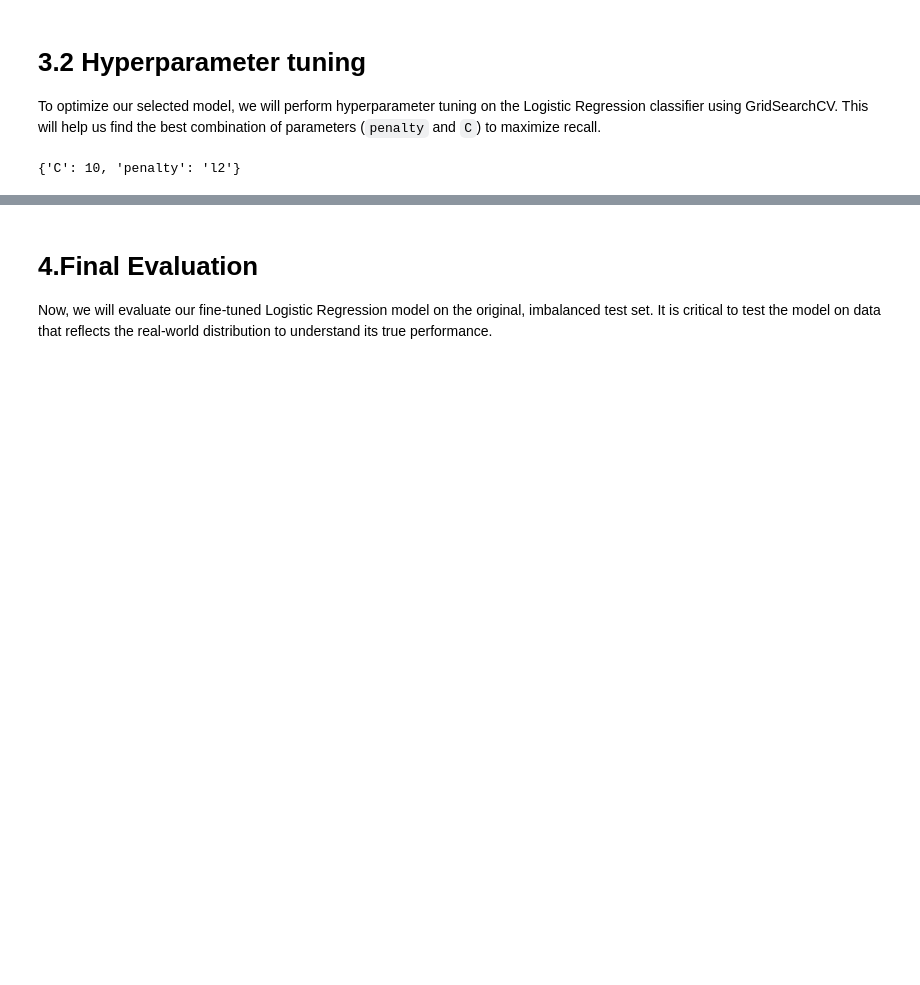
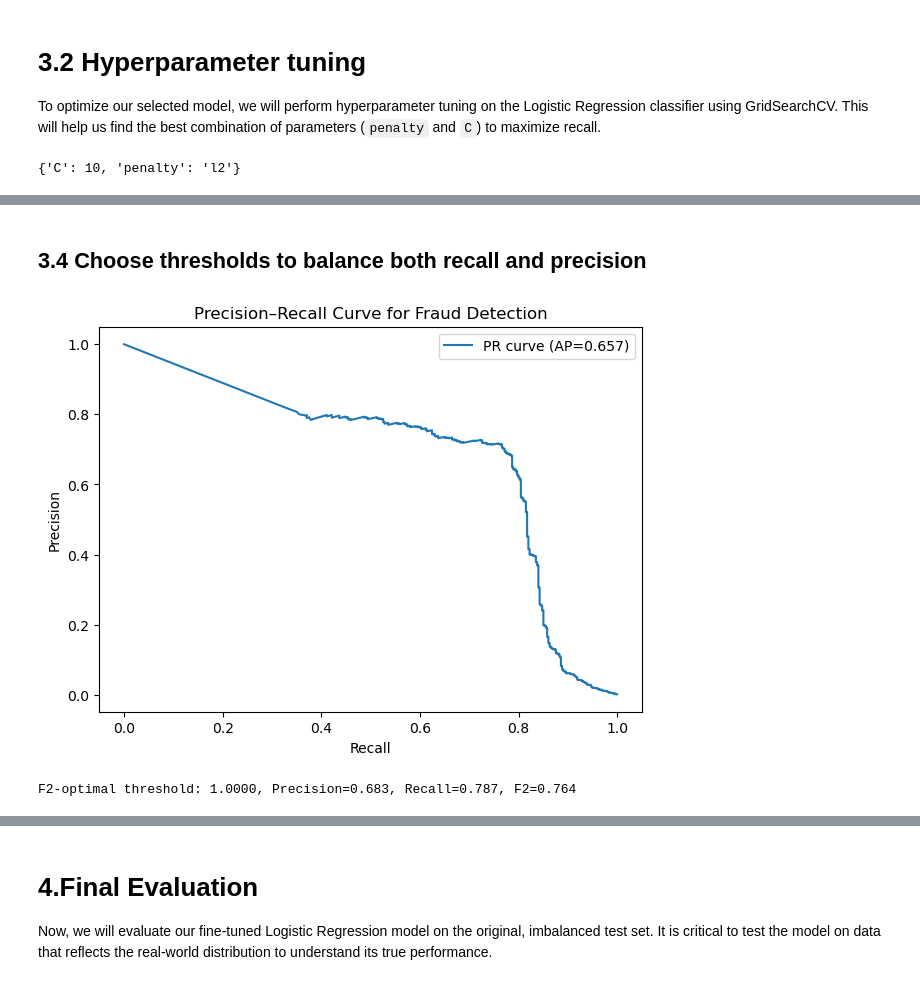
Before and after one commit to MinaGong/fraud_detection, a Jupyter notebook: fraud_detection_supervised.ipynb, the cells around one changed output, grey strips where cells are left out. Drawn from its saved outputs; the diff is of its cells as text; code cells hidden in the pictures; blank space fills up the shorter version.

```diff
--- a/fraud_detection_supervised.ipynb
+++ b/fraud_detection_supervised.ipynb
@@ -497,0 +529,31 @@ If review capacity is large, this trade-off may be acceptable since flagged tran
+# %% [markdown]
+## 3.4 Choose thresholds to balance both recall and precision
+# %%
+# Get model scores
+y_train_scores = LR.predict_proba(X_train)[:, 1]
+# %%
+# Compute precision and recall curve
+prec, rec, thr = precision_recall_curve(y_train, y_train_scores)
+ap = average_precision_score(y_train, y_train_scores)
+
+plt.figure(figsize=(7,5))
+plt.plot(rec, prec, label=f'PR curve (AP={ap:.3f})')
+plt.xlabel("Recall")
+plt.ylabel("Precision")
+plt.title("Precision–Recall Curve for Fraud Detection")
+plt.legend()
+plt.show()
+# %% [output]
+[figure, added]
+# %%
+# Choose a threshold that balances recall and precision
+def best_threshold_fbeta(y_train, y_train_scores, beta=1):
+    prec, rec, thr = precision_recall_curve(y_train, y_train_scores)
+    fbeta = (1+beta**2) * (prec*rec) / (beta**2*prec + rec + 1e-12)
+    best_idx = np.argmax(fbeta)
+    return thr[max(0, best_idx-1)], prec[best_idx], rec[best_idx], fbeta[best_idx]
+
+thr_f2, p_f2, r_f2, f2 = best_threshold_fbeta(y_train, y_train_scores, beta=2)
+print(f"F2-optimal threshold: {thr_f2:.4f}, Precision={p_f2:.3f}, Recall={r_f2:.3f}, F2={f2:.3f}")
+# %% [output]
+F2-optimal threshold: 1.0000, Precision=0.683, Recall=0.787, F2=0.764
```
Also changed, not shown: parts of 12 cells of this notebook.
